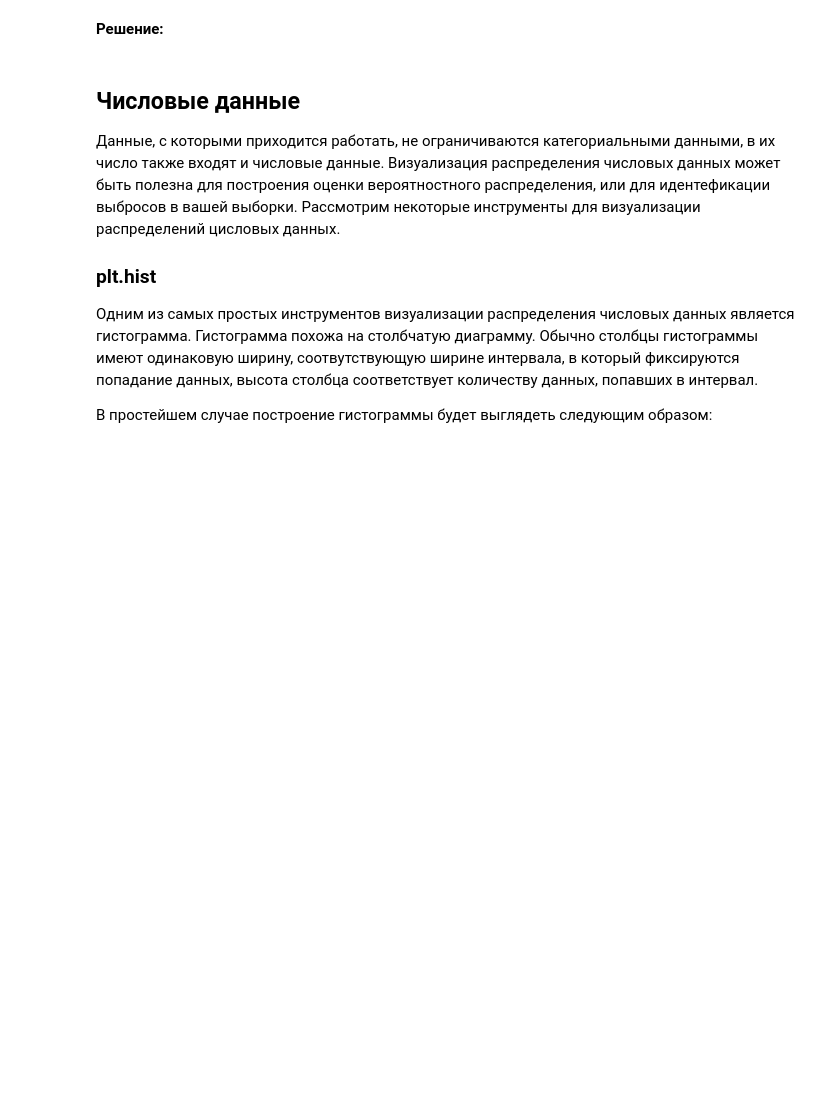
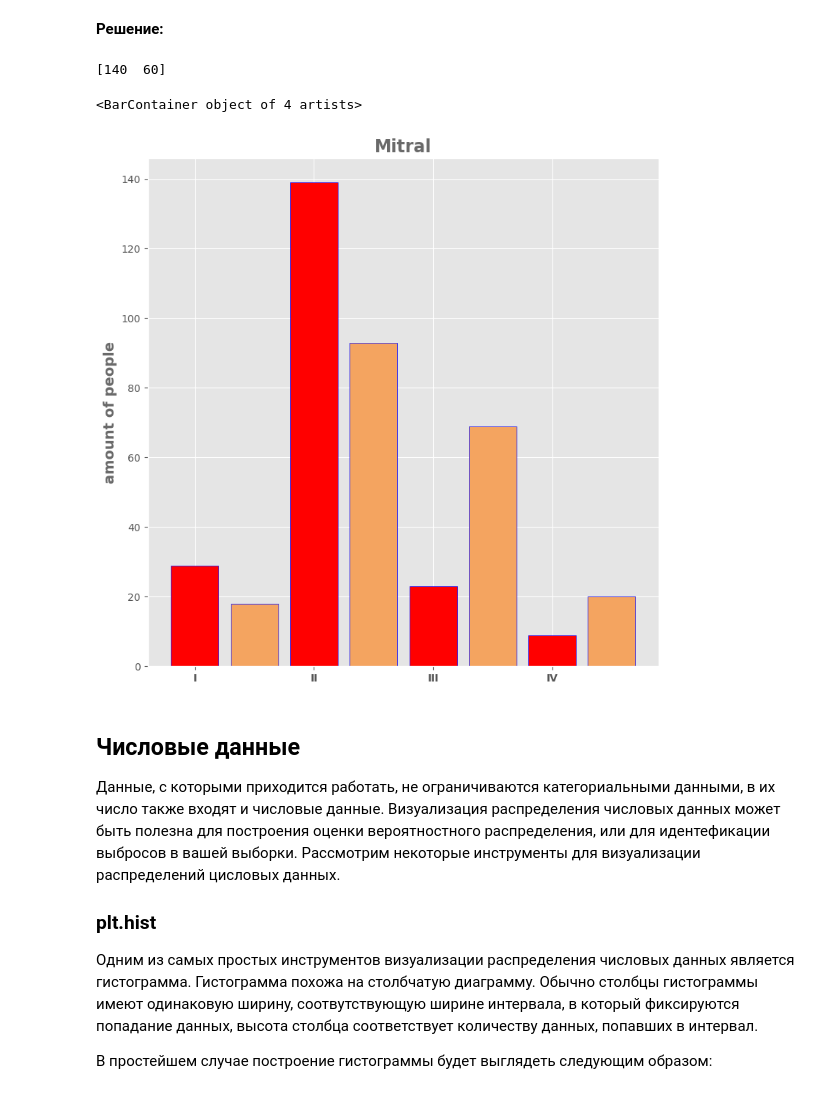
Before and after one commit to EvgrafovMichail/python_mipt_dafe, a Jupyter notebook: lessons/sem2_lesson08/sem8_313/sem8_matplotlib_diagrams.ipynb, the cells around one changed output. Saved outputs shown, nothing was run; the diff lists cells and outputs as text; code cells hidden in the pictures; blank space fills up the shorter version.

```diff
--- a/lessons/sem2_lesson08/sem8_313/sem8_matplotlib_diagrams.ipynb
+++ b/lessons/sem2_lesson08/sem8_313/sem8_matplotlib_diagrams.ipynb
@@ -228,3 +235,56 @@ import json
+# %%
+path_to_file = os.path.join(".", "data", "medic_data.json")
+assert os.path.exists(path_to_file), "no json file"
+
+
+with open(path_to_file, "r") as file:
+    medic_data: dict = json.load(file)
+
+count_before_one = medic_data['before'].count('I')
+count_after_one = medic_data['after'].count('I')
+count_before_two = medic_data['before'].count('II')
+count_after_two = medic_data['after'].count('II')
+count_before_thtee = medic_data['before'].count('III')
+count_after_three = medic_data['after'].count('III')
+count_before_fifth = medic_data['before'].count('IV')
+count_after_fifth = medic_data['after'].count('IV')
+count1 = [count_before_one, count_before_two ,count_before_thtee , count_before_fifth]
+count2 = [count_after_one, count_after_two,count_after_three, count_after_fifth]
+
+figure, axis = plt.subplots(figsize=(9, 9))
+
+axis.set_title("Mitral", fontsize=17, fontweight="bold", c="dimgray")
+axis.set_ylabel("amount of people", fontsize=14, fontweight="bold", c="dimgray")
+axis.set_xticks(
+    np.arange(4),
+    labels=["I", "II", "III", "IV"],
+    weight="bold",
+)
+# axis.set_xticks(
+#     np.arange(labels.size),
+#     labels=labels,
+#     weight="bold",
+# )
+print(counts)
+axis.bar(
+    np.arange(4) + 0.5,
+    count1,
+    width=0.4,
+    color="sandybrown",
+    edgecolor="blue"
+)
+
+axis.bar(
+    np.arange(4),
+    count2,
+    width=0.4,
+    color="red",
+    edgecolor="blue"
+)
+# %% [output]
+[140  60]
+<BarContainer object of 4 artists>
+[figure, added]
 # %% [markdown]
 ## Числовые данные
 
```
Also changed, not shown: parts of 8 cells of this notebook, 18 other files.
